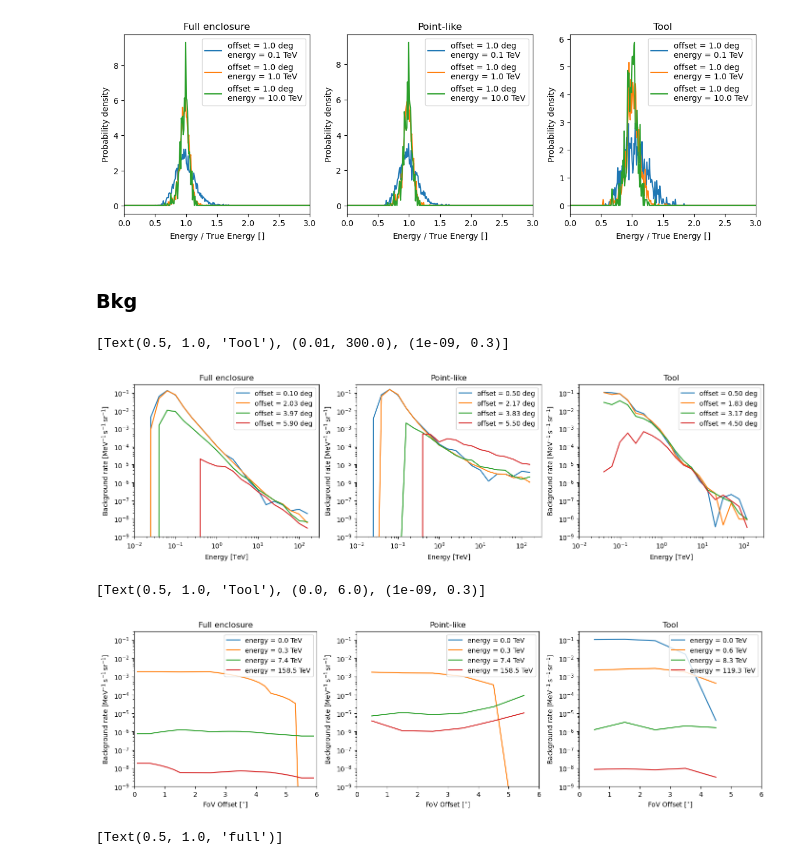
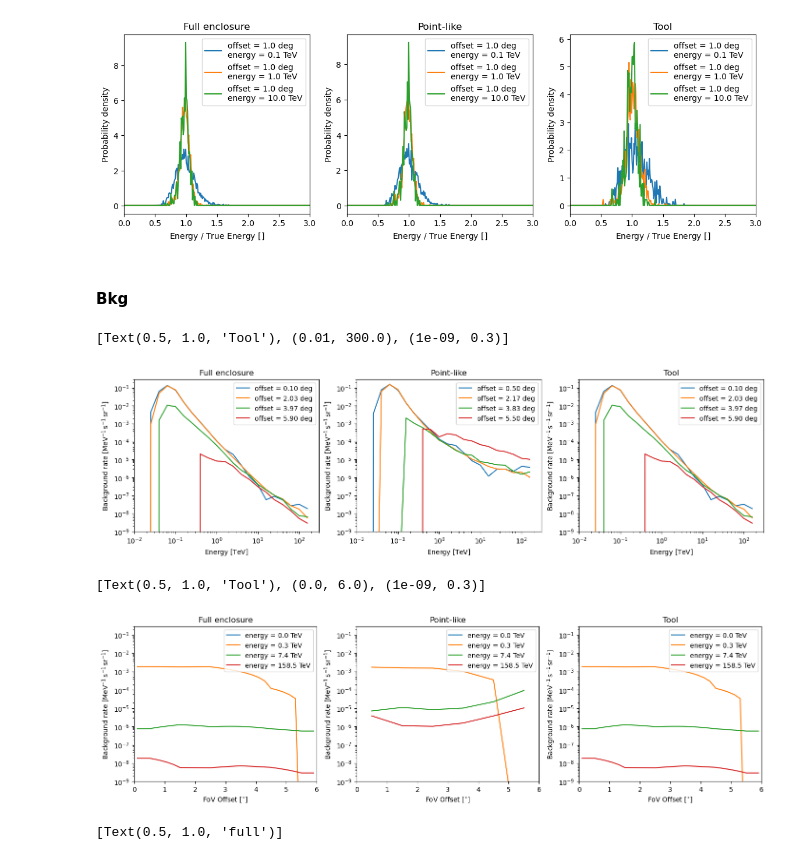
Before and after one commit to Tobychev/GammapySensitivity, a Jupyter notebook: SensitivityFromIRF.ipynb, the cells around one changed output. Saved outputs shown, nothing was run; the diff lists cells and outputs as text; code cells hidden in the pictures.

```diff
--- a/SensitivityFromIRF.ipynb
+++ b/SensitivityFromIRF.ipynb
@@ -123,7 +176,8 @@ pyirf_irf_fits = IRF_ROOT / "Match_ED_IRF.fits"
 # %%
 prod5_sens, p5_en = load_sensitivity(prod5_irf_root)
 irf_tab_p5 = load_irf_with_rad_max(prod5_irf_fits, prod5_irf_root)
-irf_tab_p5_point = load_irf_with_rad_max(prod5_irf_point_fits, prod5_irf_root)
+irf_tab_p5_point = load_irf_dict_from_file(prod5_irf_point_fits)
+irf_tab_p5_point2 = load_irf_dict_from_file(prod5_irf_point_fits)
 
 
 prod3_sens, p3_en = load_sensitivity(prod3_irf_root)
@@ -131,8 +185,8 @@ irf_tab_p3 = load_irf_with_rad_max(prod3_irf_fits, prod3_irf_root)
 
 irf_tab_py = load_irf_dict_from_file(pyirf_irf_fits)
 
-irf_tab_p5["edisp"].normalize()
-irf_tab_p5_point["edisp"].normalize()
+#irf_tab_p5["edisp"].normalize()
+#irf_tab_p5_point["edisp"].normalize()
 # %% [output]
 WARNING: UnitsWarning: '1/(MeV s sr)' did not parse as fits unit: Numeric factor not supported by FITS If this is meant to be a custom unit, define it with 'u.def_unit'. To have it recognized inside a ...
 WARNING:astropy:UnitsWarning: '1/(MeV s sr)' did not parse as fits unit: Numeric factor not supported by FITS If this is meant to be a custom unit, define it with 'u.def_unit'. To have it recognized i ...
@@ -226,8 +272,0 @@ WARNING:root:Table column name energy will be deprecated by e_ref since v1.2
-# %%
-irf_test_disp = irf_tab_p5_point.copy()
-tmp_tab = irf_tab_p5["edisp"].to_table()
-irf_test_disp["edisp"] = EnergyDispersion2D.from_table(tmp_tab)
-
-irf_test_bkg = irf_tab_p5_point.copy()
-tmp_tab = irf_tab_p5["bkg"].to_table()
-irf_test_bkg["bkg"] = Background3D.from_table(tmp_tab).to_2d()
@@ -323,19 +340,19 @@ axs[2].legend(loc="upper right")
 <matplotlib.legend.Legend at 0x...>
 [figure]
 # %% [markdown]
-### Bkg
+#### Bkg
 # %%
 fig, axs = plt.subplots(1, 3, figsize=(14, 4))
 fig.set_layout_engine("constrained")
 irf_tab_p5["bkg"].to_2d().plot_energy_dependence(ax=axs[0])
 axs[0].set(title="Full enclosure", xlim=(1e-2, 3e2), ylim=(1e-9, 3e-1))
 irf_tab_p5_point["bkg"].plot_energy_dependence(ax=axs[1])
 axs[1].set(title="Point-like", xlim=(1e-2, 3e2), ylim=(1e-9, 3e-1))
-irf_tab_py["bkg"].plot_energy_dependence(ax=axs[2])
+irf_test_bkg["bkg"].plot_energy_dependence(ax=axs[2])
 axs[2].set(title="Tool", xlim=(1e-2, 3e2), ylim=(1e-9, 3e-1))
 # %% [output]
 [Text(0.5, 1.0, 'Tool'), (0.01, 300.0), (1e-09, 0.3)]
-[figure, old version]
+[figure, new version]
 # %%
 fig, axs = plt.subplots(1, 3, figsize=(14, 4))
 fig.set_layout_engine("constrained")
@@ -343,11 +360,11 @@ irf_tab_p5["bkg"].to_2d().plot_offset_dependence(ax=axs[0])
 axs[0].set(title="Full enclosure", xlim=(0, 6), ylim=(1e-9, 3e-1))
 irf_tab_p5_point["bkg"].plot_offset_dependence(ax=axs[1])
 axs[1].set(title="Point-like", xlim=(0, 6), ylim=(1e-9, 3e-1))
-irf_tab_py["bkg"].plot_offset_dependence(ax=axs[2])
+irf_test_bkg["bkg"].plot_offset_dependence(ax=axs[2])
 axs[2].set(title="Tool", xlim=(0, 6), ylim=(1e-9, 3e-1))
 # %% [output]
 [Text(0.5, 1.0, 'Tool'), (0.0, 6.0), (1e-09, 0.3)]
-[figure, old version]
+[figure, new version]
 # %%
 fig, axs = plt.subplots(1, 2, figsize=(10, 5))
 irf_tab_p5_point["bkg"].plot_spectrum(axs[0])
```
Also changed, not shown: parts of 18 cells of this notebook.
